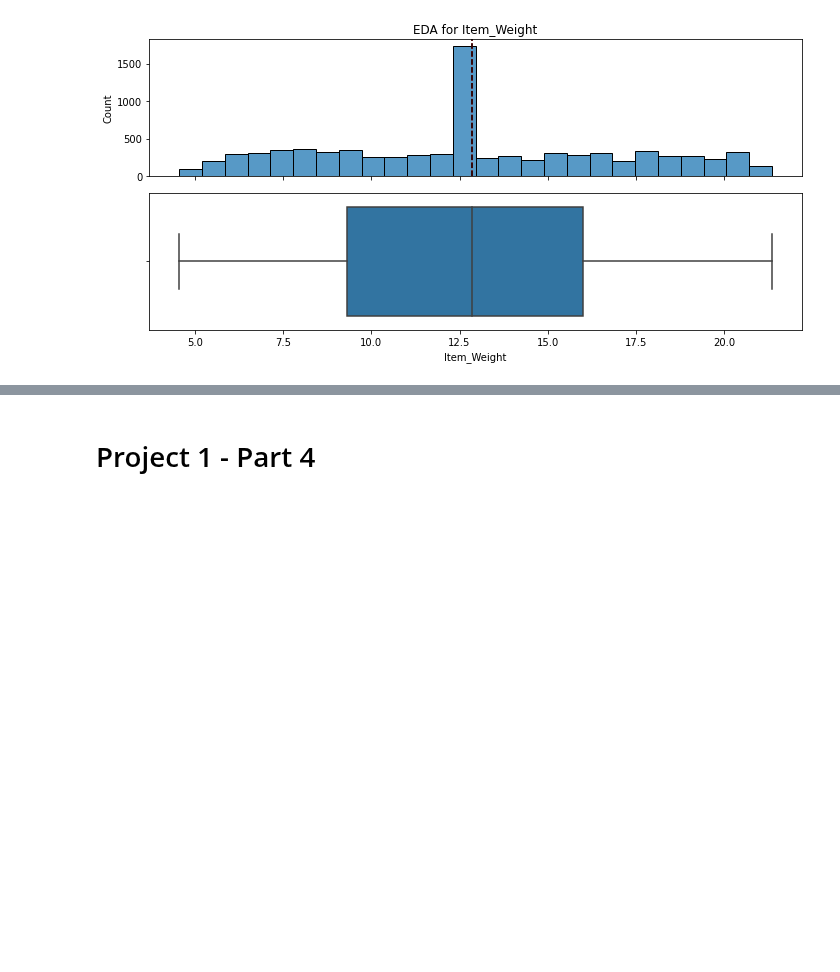
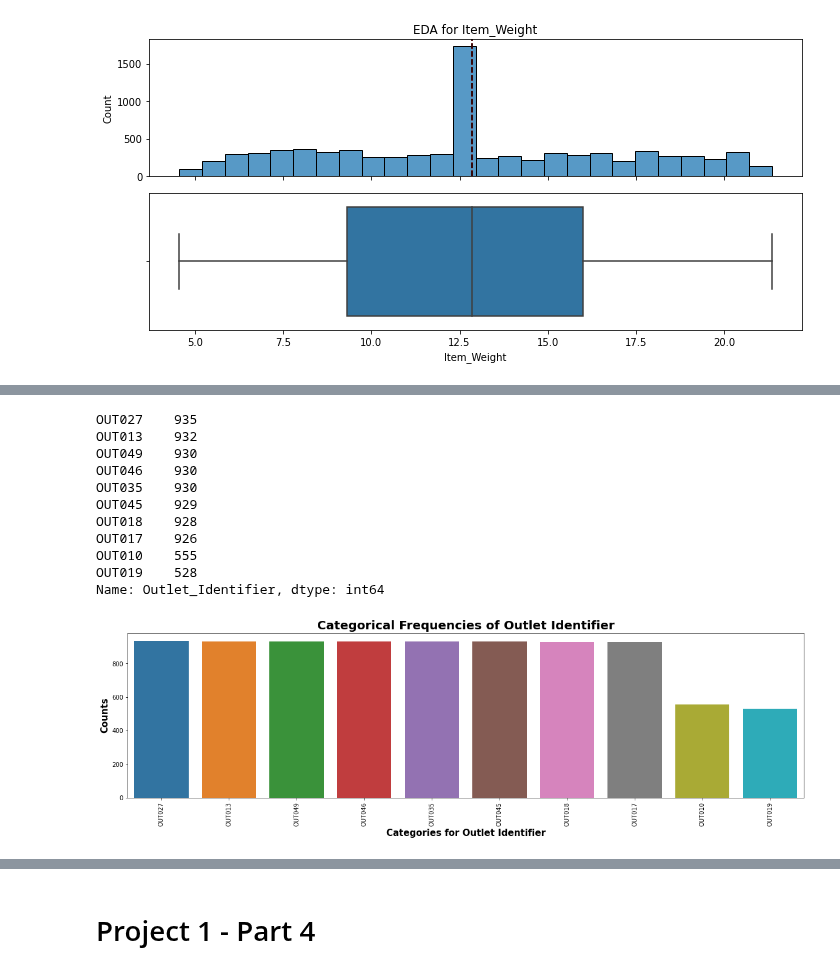
Before and after one commit to pylabview/sales-predicctions, a Jupyter notebook: DS_Sales_Predicctions.ipynb, the cells around one changed output, grey strips where cells are left out. Cells and saved outputs as stored; diff of their text form; code cells hidden in the pictures; blank space fills up the shorter version.

```diff
--- a/DS_Sales_Predicctions.ipynb
+++ b/DS_Sales_Predicctions.ipynb
@@ -387,0 +460,16 @@ plot_numeric(df_no_index,'Item_Weight')
+# %%
+fig, ax = plot_bar(df, 'Outlet_Identifier', 'Outlet Identifier');
+print(df['Outlet_Identifier'].value_counts())
+# %% [output]
+OUT027    935
+OUT013    932
+OUT049    930
+OUT046    930
+OUT035    930
+OUT045    929
+OUT018    928
+OUT017    926
+OUT010    555
+OUT019    528
+Name: Outlet_Identifier, dtype: int64
+[figure, added]
```
Also changed, not shown: parts of 11 cells of this notebook.
